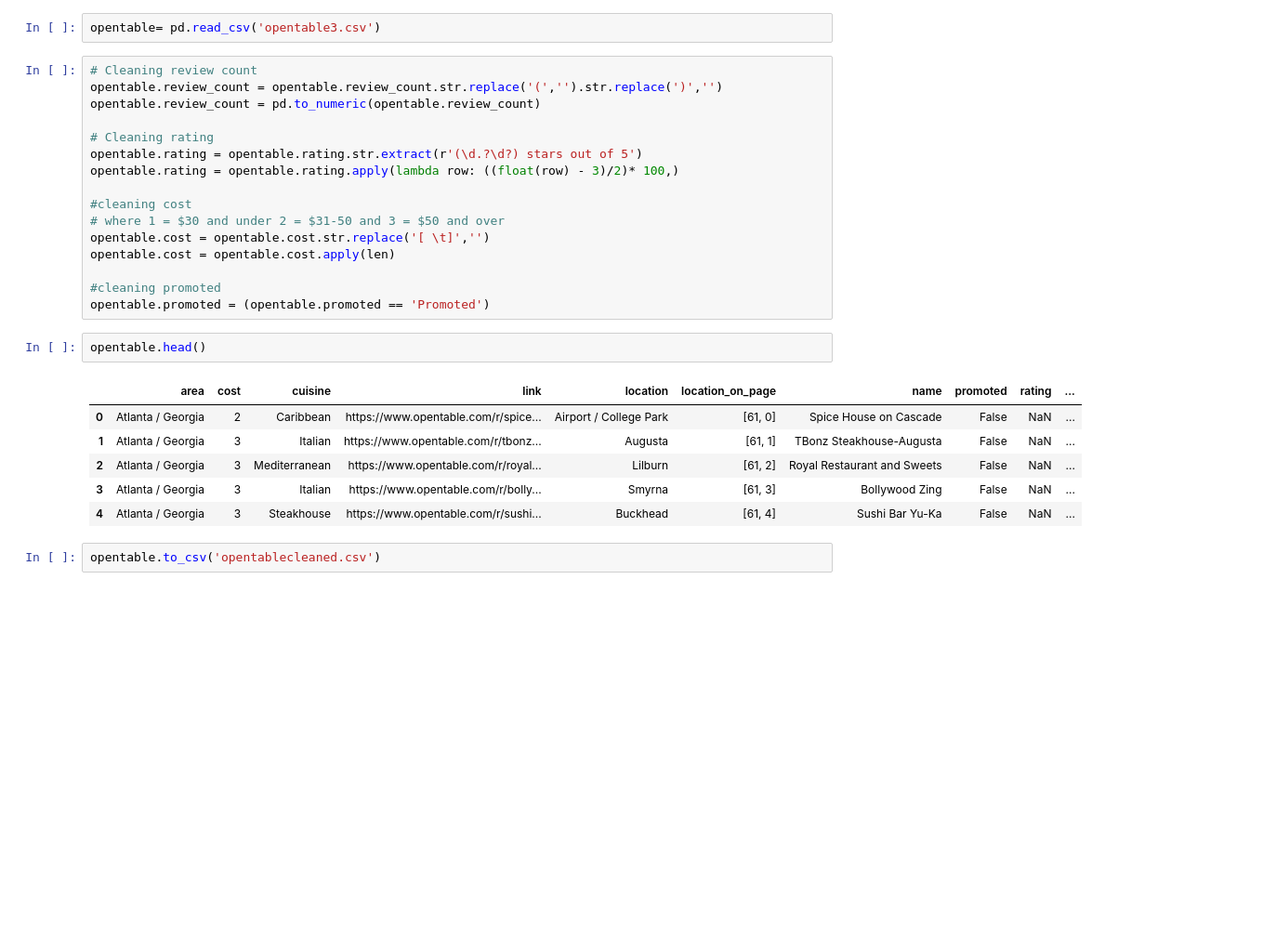
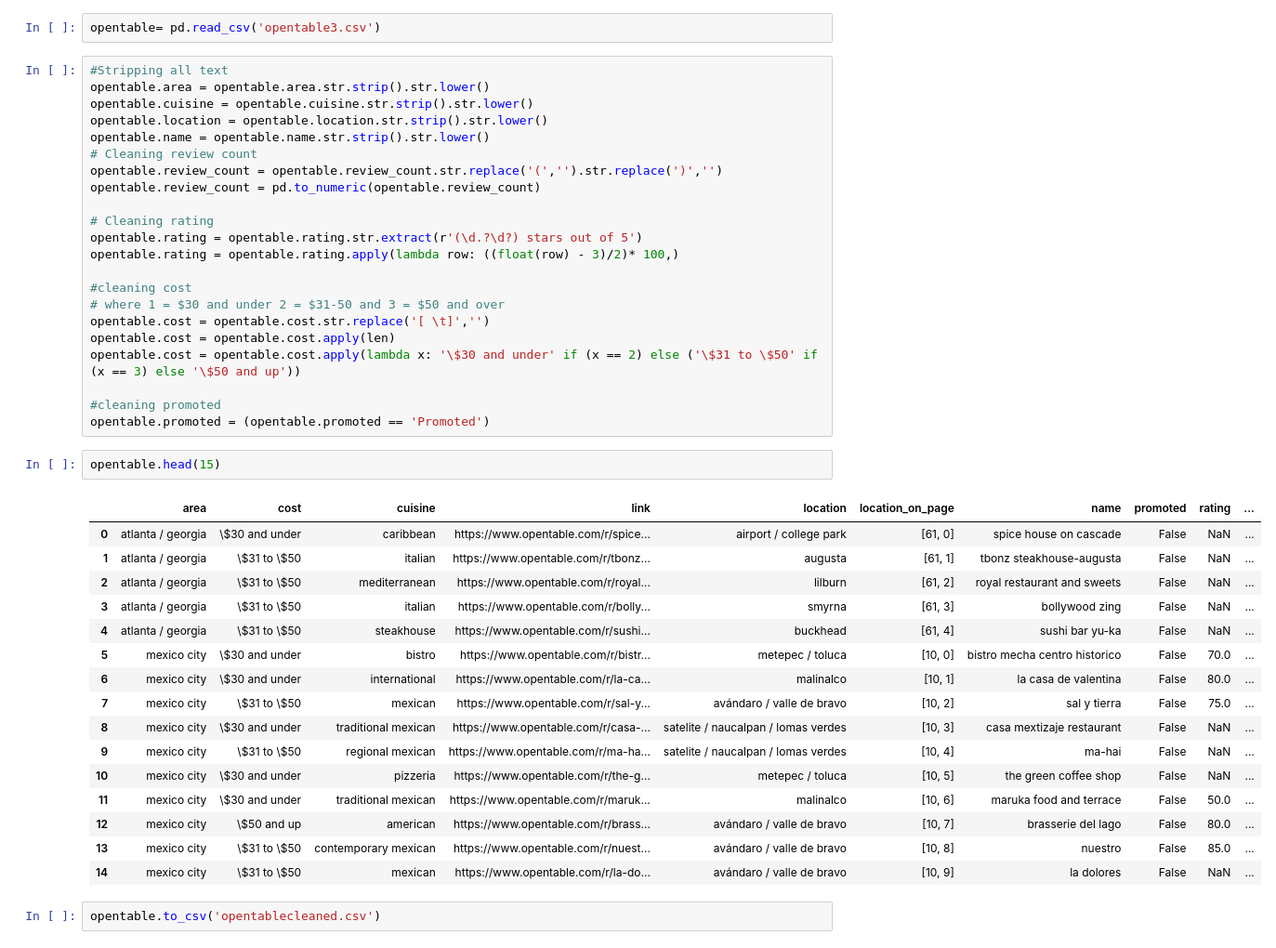
Before and after one commit to MichaelEmmert/OpenTable, a Jupyter notebook: OpenTableDataCleaning.ipynb, the cells around one changed output. Shown: that part at 93% size. Drawn from its saved outputs; the diff is of its cells as text; blank space fills up the shorter version.

```diff
--- a/OpenTableDataCleaning.ipynb
+++ b/OpenTableDataCleaning.ipynb
@@ -5,6 +5,11 @@ import numpy as np
 # %%
 opentable= pd.read_csv('opentable3.csv')
 # %%
+#Stripping all text
+opentable.area = opentable.area.str.strip().str.lower()
+opentable.cuisine = opentable.cuisine.str.strip().str.lower()
+opentable.location = opentable.location.str.strip().str.lower()
+opentable.name = opentable.name.str.strip().str.lower()
 # Cleaning review count
 opentable.review_count = opentable.review_count.str.replace('(','').str.replace(')','')
 opentable.review_count = pd.to_numeric(opentable.review_count)
@@ -17,17 +22,28 @@ opentable.rating = opentable.rating.apply(lambda row: ((float(row) - 3)/2)* 100,
 # where 1 = $30 and under 2 = $31-50 and 3 = $50 and over
 opentable.cost = opentable.cost.str.replace('[ \t]','')
 opentable.cost = opentable.cost.apply(len)
+opentable.cost = opentable.cost.apply(lambda x: '\$30 and under' if (x == 2) else ('\$31 to \$50' if (x == 3) else '\$50 and up'))
 
 #cleaning promoted
 opentable.promoted = (opentable.promoted == 'Promoted')
 # %%
-opentable.head()
+opentable.head(15)
 # %% [output]
 |  | area | cost | cuisine | link | location | location_on_page | name | promoted | rating | ... |
-| 0 | Atlanta / Georgia | 2 | Caribbean | https://www.opentable.com/r/spice... | Airport / College Park | [61, 0] | Spice House on Cascade | False | NaN | ... |
-| 1 | Atlanta / Georgia | 3 | Italian | https://www.opentable.com/r/tbonz... | Augusta | [61, 1] | TBonz Steakhouse-Augusta | False | NaN | ... |
-| 2 | Atlanta / Georgia | 3 | Mediterranean | https://www.opentable.com/r/royal... | Lilburn | [61, 2] | Royal Restaurant and Sweets | False | NaN | ... |
-| 3 | Atlanta / Georgia | 3 | Italian | https://www.opentable.com/r/bolly... | Smyrna | [61, 3] | Bollywood Zing | False | NaN | ... |
-| 4 | Atlanta / Georgia | 3 | Steakhouse | https://www.opentable.com/r/sushi... | Buckhead | [61, 4] | Sushi Bar Yu-Ka | False | NaN | ... |
+| 0 | atlanta / georgia | \$30 and under | caribbean | https://www.opentable.com/r/spice... | airport / college park | [61, 0] | spice house on cascade | False | NaN | ... |
+| 1 | atlanta / georgia | \$31 to \$50 | italian | https://www.opentable.com/r/tbonz... | augusta | [61, 1] | tbonz steakhouse-augusta | False | NaN | ... |
+| 2 | atlanta / georgia | \$31 to \$50 | mediterranean | https://www.opentable.com/r/royal... | lilburn | [61, 2] | royal restaurant and sweets | False | NaN | ... |
+| 3 | atlanta / georgia | \$31 to \$50 | italian | https://www.opentable.com/r/bolly... | smyrna | [61, 3] | bollywood zing | False | NaN | ... |
+| 4 | atlanta / georgia | \$31 to \$50 | steakhouse | https://www.opentable.com/r/sushi... | buckhead | [61, 4] | sushi bar yu-ka | False | NaN | ... |
+| 5 | mexico city | \$30 and under | bistro | https://www.opentable.com/r/bistr... | metepec / toluca | [10, 0] | bistro mecha centro historico | False | 70.0 | ... |
+| 6 | mexico city | \$30 and under | international | https://www.opentable.com/r/la-ca... | malinalco | [10, 1] | la casa de valentina | False | 80.0 | ... |
+| 7 | mexico city | \$31 to \$50 | mexican | https://www.opentable.com/r/sal-y... | avándaro / valle de bravo | [10, 2] | sal y tierra | False | 75.0 | ... |
+| 8 | mexico city | \$30 and under | traditional mexican | https://www.opentable.com/r/casa-... | satelite / naucalpan / lomas verdes | [10, 3] | casa mextizaje restaurant | False | NaN | ... |
+| 9 | mexico city | \$31 to \$50 | regional mexican | https://www.opentable.com/r/ma-ha... | satelite / naucalpan / lomas verdes | [10, 4] | ma-hai | False | NaN | ... |
+| 10 | mexico city | \$30 and under | pizzeria | https://www.opentable.com/r/the-g... | metepec / toluca | [10, 5] | the green coffee shop | False | NaN | ... |
+| 11 | mexico city | \$30 and under | traditional mexican | https://www.opentable.com/r/maruk... | malinalco | [10, 6] | maruka food and terrace | False | 50.0 | ... |
+| 12 | mexico city | \$50 and up | american | https://www.opentable.com/r/brass... | avándaro / valle de bravo | [10, 7] | brasserie del lago | False | 80.0 | ... |
+| 13 | mexico city | \$31 to \$50 | contemporary mexican | https://www.opentable.com/r/nuest... | avándaro / valle de bravo | [10, 8] | nuestro | False | 85.0 | ... |
+| 14 | mexico city | \$31 to \$50 | mexican | https://www.opentable.com/r/la-do... | avándaro / valle de bravo | [10, 9] | la dolores | False | NaN | ... |
 # %%
 opentable.to_csv('opentablecleaned.csv')
```
Also changed, not shown: 2 other files.
